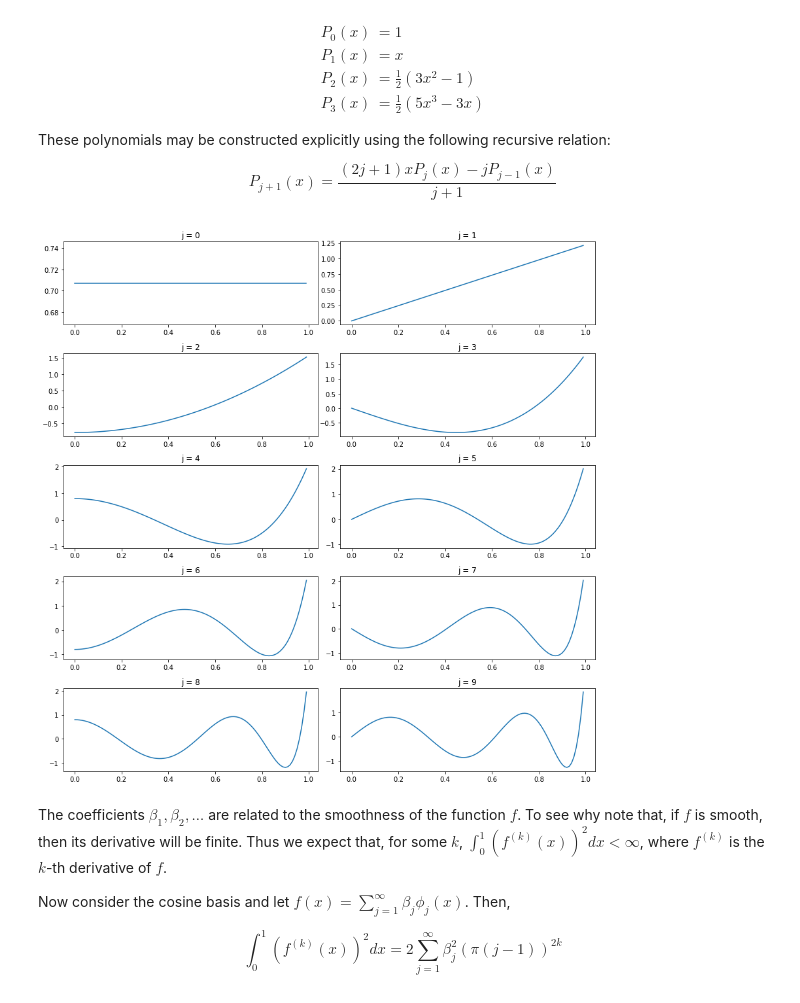
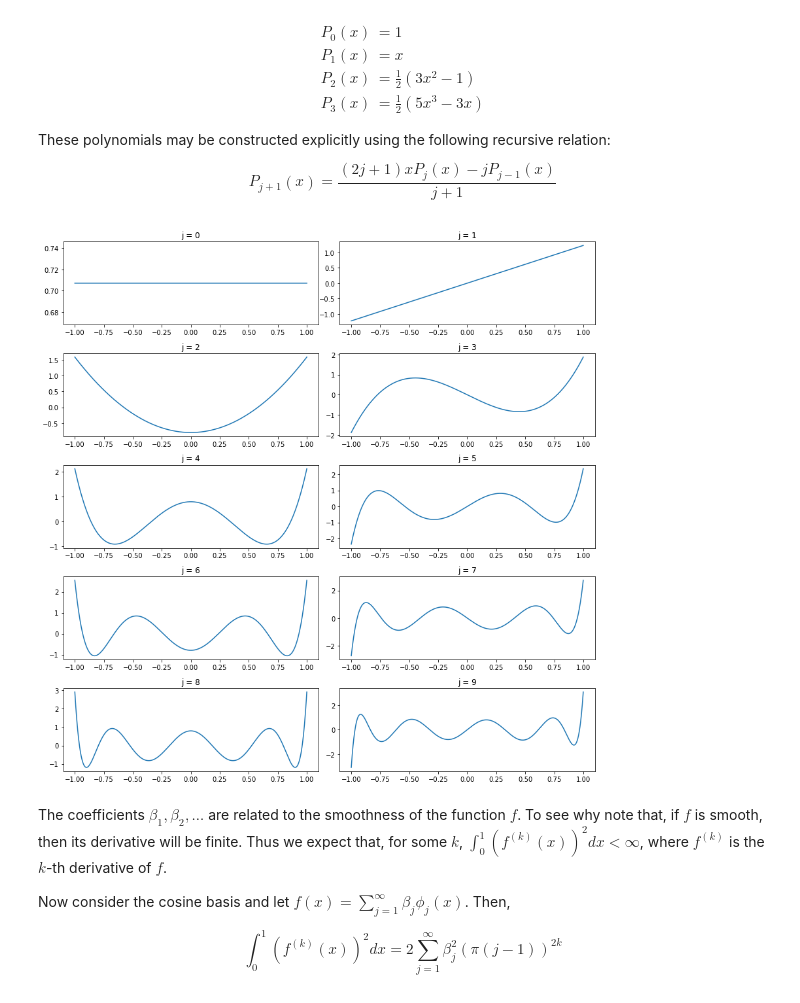
Before and after one commit to telmo-correa/all-of-statistics, a Jupyter notebook: chapter22.ipynb, the cells around one changed output. Cells and saved outputs as stored; diff of their text form; code cells hidden in the pictures.

```diff
--- a/chapter22.ipynb
+++ b/chapter22.ipynb
@@ -82,7 +82,8 @@ def cosine_basis(j):
 import matplotlib.pyplot as plt
 %matplotlib inline
 
-xx = np.arange(0, 1, step=1e-2)
+step = 1e-3
+xx = np.arange(0, 1 + step, step=step)
 plt.figure(figsize=(12, 12))
 for i in range(1, 11):
 
@@ -146,20 +147,21 @@ def legendre_basis(j):
 # %%
 import matplotlib.pyplot as plt
 %matplotlib inline
 
-xx = np.arange(0, 1, step=1e-2)
+step = 1e-3
+xx = np.arange(-1, 1 + step, step=step)
 plt.figure(figsize=(12, 12))
 for i in range(0, 10):
 
     # Set up the plot
     ax = plt.subplot(5, 2, i + 1)
     ax.plot(xx, legendre_basis(i)(xx))
     ax.set_title('j = %i' % i)
 
 plt.tight_layout()
 plt.show()
 # %% [output]
-[figure, old version]
+[figure, new version]
 # %% [markdown]
 The coefficients $\beta_1, \beta_2, \dots$ are related to the smoothness of the function $f$.  To see why note that, if $f$ is smooth, then its derivative will be finite.  Thus we expect that, for some $k$, $\int_0^1 (f^{(k)}(x))^2 dx < \infty$, where $f^{(k)}$ is the $k$-th derivative of $f$.
 
```
Also changed, not shown: parts of 17 cells of this notebook, 1 other file.
